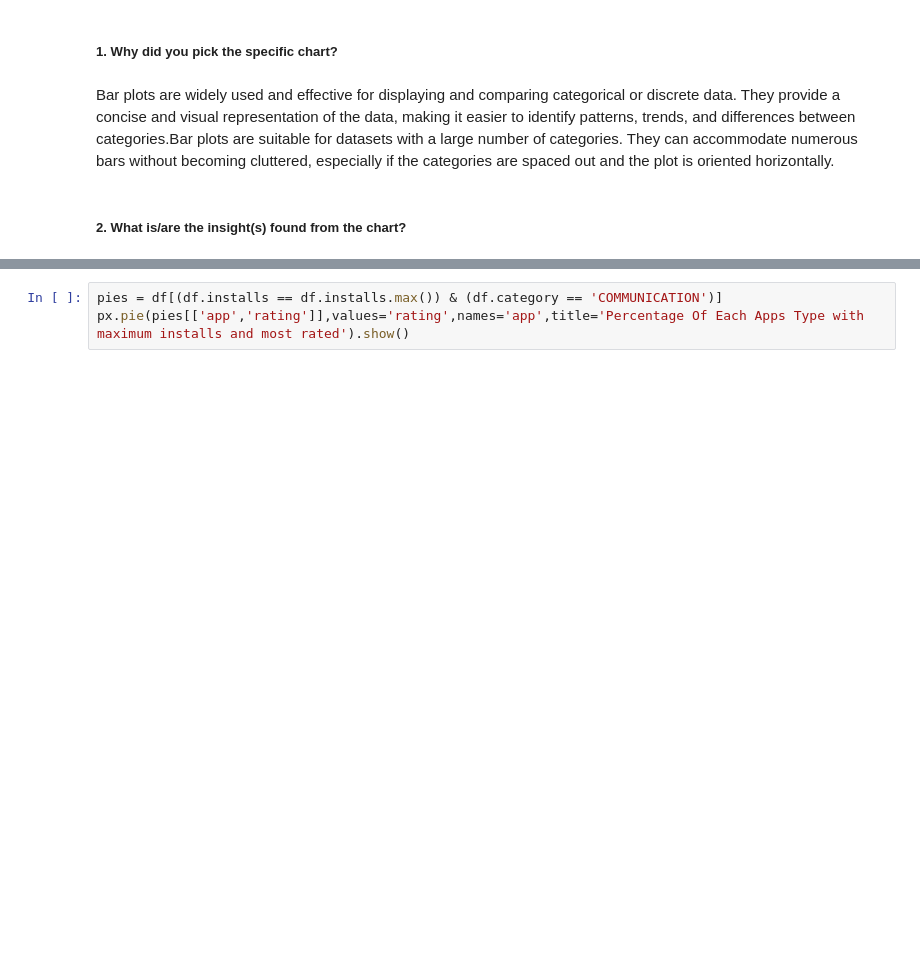
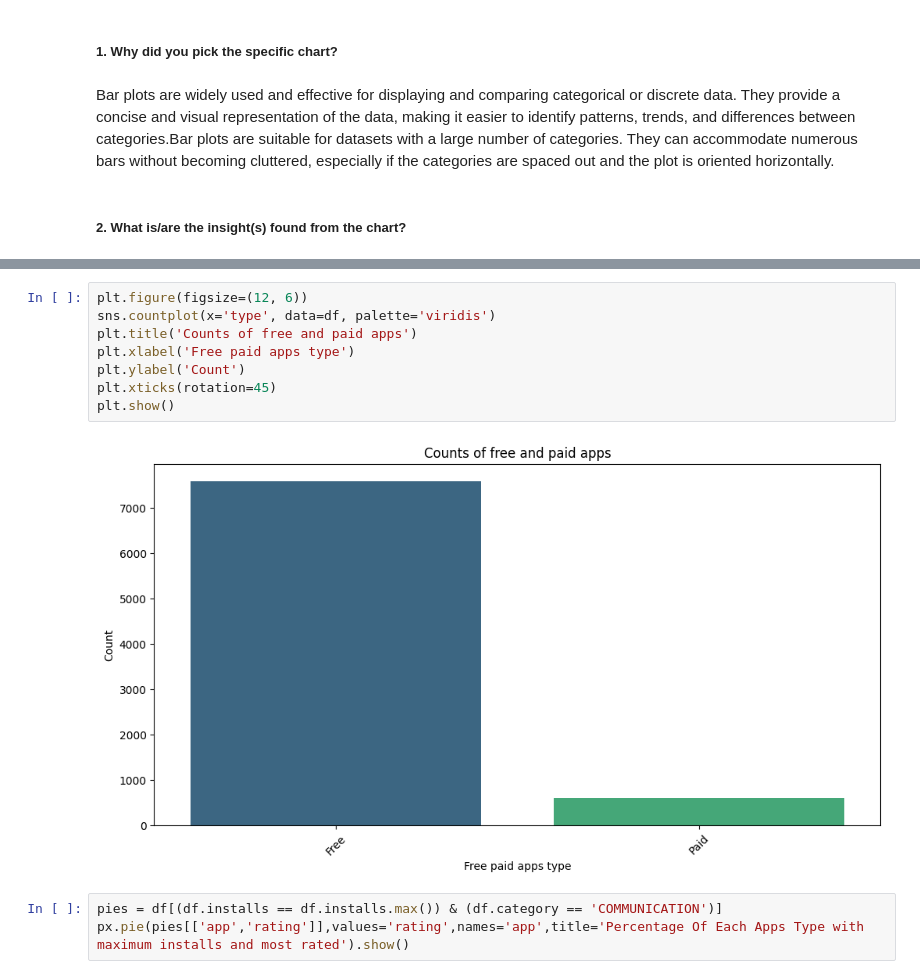
Before and after one commit to abhishek-kakde/EDA_capstone_playstore_review, a Jupyter notebook: Playstore_Apps_Review_Analysis_EDA.ipynb, the cells around one changed output, grey strips where cells are left out. Saved outputs shown, nothing was run; the diff lists cells and outputs as text; blank space fills up the shorter version.

```diff
--- a/Playstore_Apps_Review_Analysis_EDA.ipynb
+++ b/Playstore_Apps_Review_Analysis_EDA.ipynb
@@ -667,3 +689,13 @@ We found that Communication category of apps are most installed, while Medical i
+# %%
+plt.figure(figsize=(12, 6))
+sns.countplot(x='type', data=df, palette='viridis')
+plt.title('Counts of free and paid apps')
+plt.xlabel('Free paid apps type')
+plt.ylabel('Count')
+plt.xticks(rotation=45)
+plt.show()
+# %% [output]
+[figure, added]
 # %%
 pies = df[(df.installs == df.installs.max()) & (df.category == 'COMMUNICATION')]
 px.pie(pies[['app','rating']],values='rating',names='app',title='Percentage Of Each Apps Type with maximum installs and most rated').show()
```
Also changed, not shown: parts of 22 cells of this notebook.
